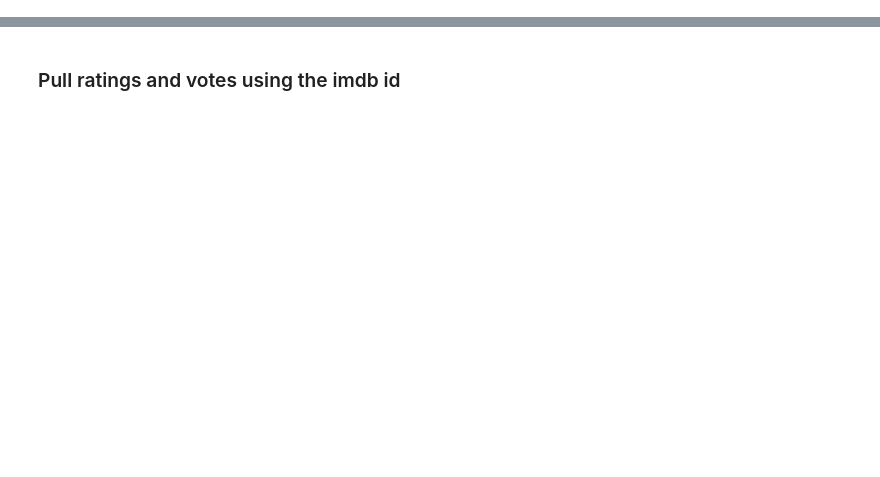
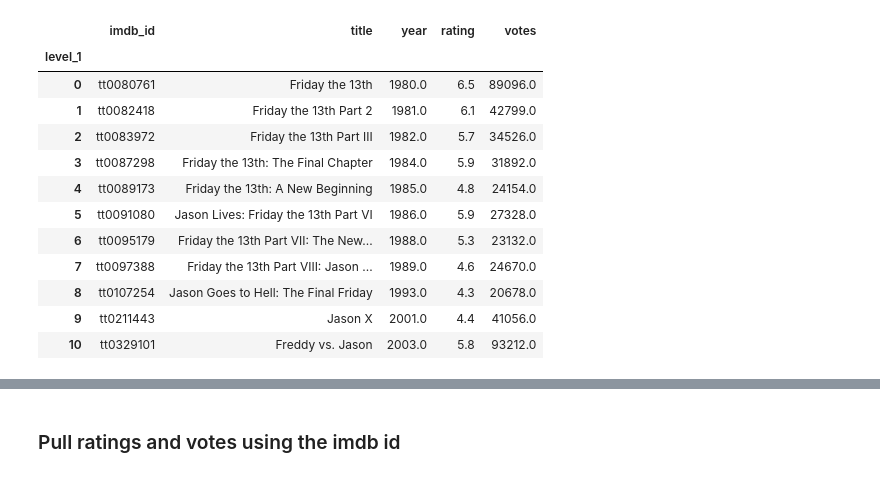
Before and after one commit to igotcharts/charts_and_more_charts, a Jupyter notebook: notebooks/Lots of Sequels.ipynb, the cells around one changed output, grey strips where cells are left out. Saved outputs shown, nothing was run; the diff lists cells and outputs as text; code cells hidden in the pictures; blank space fills up the shorter version.

```diff
--- a/notebooks/Lots of Sequels.ipynb
+++ b/notebooks/Lots of Sequels.ipynb
@@ -51,0 +77,16 @@ plt.show()
+# %%
+sequels_with_ratings.loc['Friday the 13th']
+# %% [output]
+|  | imdb_id | title | year | rating | votes |
+| level_1 |  |  |  |  |  |
+| 0 | tt0080761 | Friday the 13th | 1980.0 | 6.5 | 89096.0 |
+| 1 | tt0082418 | Friday the 13th Part 2 | 1981.0 | 6.1 | 42799.0 |
+| 2 | tt0083972 | Friday the 13th Part III | 1982.0 | 5.7 | 34526.0 |
+| 3 | tt0087298 | Friday the 13th: The Final Chapter | 1984.0 | 5.9 | 31892.0 |
+| 4 | tt0089173 | Friday the 13th: A New Beginning | 1985.0 | 4.8 | 24154.0 |
+| 5 | tt0091080 | Jason Lives: Friday the 13th Part VI | 1986.0 | 5.9 | 27328.0 |
+| 6 | tt0095179 | Friday the 13th Part VII: The New... | 1988.0 | 5.3 | 23132.0 |
+| 7 | tt0097388 | Friday the 13th Part VIII: Jason ... | 1989.0 | 4.6 | 24670.0 |
+| 8 | tt0107254 | Jason Goes to Hell: The Final Friday | 1993.0 | 4.3 | 20678.0 |
+| 9 | tt0211443 | Jason X | 2001.0 | 4.4 | 41056.0 |
+| 10 | tt0329101 | Freddy vs. Jason | 2003.0 | 5.8 | 93212.0 |
```
Also changed, not shown: parts of 13 cells of this notebook, 1 other file.
